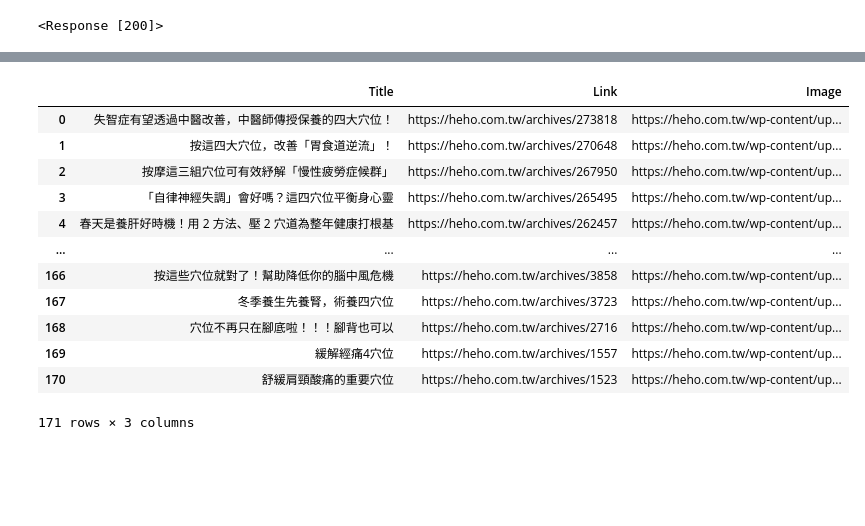
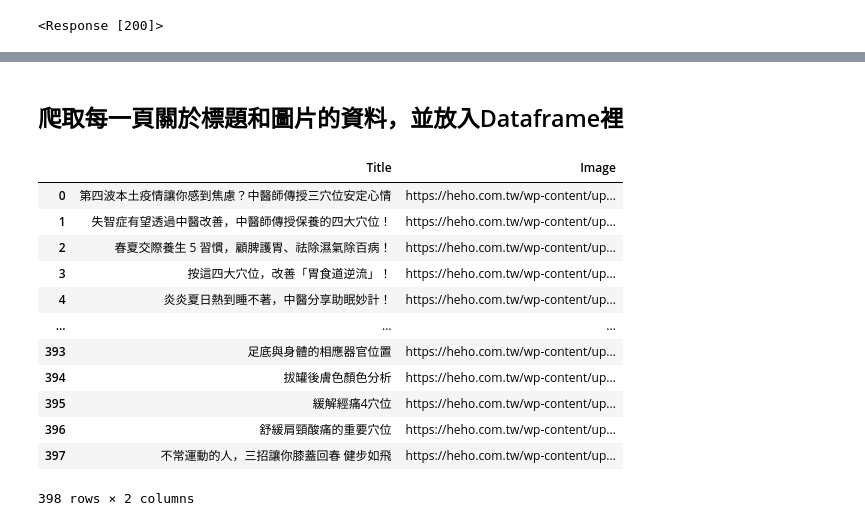
Before and after one commit to Lilyqq/PL, a Jupyter notebook: Dr.P/heho_Info_1.ipynb, the cells around one changed output, grey strips where cells are left out. Drawn from its saved outputs; the diff is of its cells as text; code cells hidden in the pictures; blank space fills up the shorter version.

```diff
--- a/Dr.P/heho_Info_1.ipynb
+++ b/Dr.P/heho_Info_1.ipynb
@@ -65,7 +60,9 @@ for t in titles:
 links = soup.find_all("a", class_="plain")
 
 for l in links:
-    print(l.get('href'))
-
+    href = l.get('href')
+    if "heho-menu" in href:
+        continue
+    print("文章連結:", href)
     print()
 # %% [output]
@@ -256,6 +224,8 @@ for page in range(1, max_pages + 1):
 
 -------------------第 10 頁-------------------
 # %%
+#試著把抓下來的資料放進Dataframe裡以利後續資料整理
+
 data1 = []
 
 for page in range(1, max_pages + 1):
@@ -269,19 +239,17 @@ for page in range(1, max_pages + 1):
     root = bs4.BeautifulSoup(response.text, "html.parser")
 
     titles = root.find_all("h5", class_="post-title is-large")
-    links = root.find_all("a", class_="plain")
+
     images = root.find_all("img", class_="lazy-load attachment-medium size-medium wp-post-image")
 
-    for t, l, img  in zip(titles, links, images):
+    for t, img  in zip(titles, images):
 
-        if any(keyword in t.text for keyword in keywords):
+        title = t.text
 
-            title = t.text
-            link = l.get('href')
-            image = img.get('data-src')
+        image = img.get('data-src')
 
-            data1.append([title, link, image])
+        data1.append([title, image])
 
-df = pd.DataFrame(data1, columns=['Title', 'Link', 'Image'])
-df.head(10)
+df = pd.DataFrame(data1, columns=['Title', 'Image'])
+df
 # %% [output]
@@ -299,56 +269,54 @@ df.head(10)
+# %% [markdown]
+## 爬取每一頁關於標題和圖片的資料，並放入Dataframe裡
 # %%
 data2 = []
 page = 1  # 起始頁數
 has_next_page = True  # 是否還有下一頁
 
 while has_next_page:
     # 構造每一頁的 URL
     page_url = f"{url}/page/{page}"  # 根據網站的實際 URL 結構進行調整
 
     # 發送 HTTP 請求獲取網頁內容
     response = requests.get(page_url)
 
     # 使用 BeautifulSoup 解析網頁內容
     soup = BeautifulSoup(response.text, "html.parser")
 
     # 爬取頁面的相關資料
     titles = soup.find_all("h5", class_="post-title is-large")
-    links = soup.find_all("a", class_="plain")
+
     images = soup.find_all("img", class_="lazy-load attachment-medium size-medium wp-post-image")
 
     # 在這裡處理資料或存儲到 DataFrame 中
-    for t, l, img  in zip(titles, links, images):
+    for t, img  in zip(titles, images):
 
-        if any(keyword in t.text for keyword in keywords):
+        title = t.text
 
-            title = t.text
-            link = l.get('href')
-            image = img.get('data-src')
+        image = img.get('data-src')
 
-            data2.append([title, link, image])
-
-
+        data2.append([title, image])
 
     # 檢查是否還有下一頁
     next_button = soup.find("a", class_="next page-number")  # 根據網站的實際 HTML 結構進行調整
     has_next_page = next_button is not None
 
     page += 1  # 頁數加一
 
 # 在這裡進行最終的資料處理或結果輸出
-df = pd.DataFrame(data2, columns=['Title', 'Link', 'Image'])
+df = pd.DataFrame(data2, columns=['Title', 'Image'])
 df
 # %% [output]
-|  | Title | Link | Image |
-| 0 | 失智症有望透過中醫改善，中醫師傳授保養的四大穴位！ | https://heho.com.tw/archives/273818 | https://heho.com.tw/wp-content/up... |
-| 1 | 按這四大穴位，改善「胃食道逆流」！ | https://heho.com.tw/archives/270648 | https://heho.com.tw/wp-content/up... |
-| 2 | 按摩這三組穴位可有效紓解「慢性疲勞症候群」 | https://heho.com.tw/archives/267950 | https://heho.com.tw/wp-content/up... |
-| 3 | 「自律神經失調」會好嗎？這四穴位平衡身心靈 | https://heho.com.tw/archives/265495 | https://heho.com.tw/wp-content/up... |
-| 4 | 春天是養肝好時機！用 2 方法、壓 2 穴道為整年健康打根基 | https://heho.com.tw/archives/262457 | https://heho.com.tw/wp-content/up... |
-| ... | ... | ... | ... |
-| 166 | 按這些穴位就對了！幫助降低你的腦中風危機 | https://heho.com.tw/archives/3858 | https://heho.com.tw/wp-content/up... |
-| 167 | 冬季養生先養腎，術養四穴位 | https://heho.com.tw/archives/3723 | https://heho.com.tw/wp-content/up... |
-| 168 | 穴位不再只在腳底啦！！！腳背也可以 | https://heho.com.tw/archives/2716 | https://heho.com.tw/wp-content/up... |
-| 169 | 緩解經痛4穴位 | https://heho.com.tw/archives/1557 | https://heho.com.tw/wp-content/up... |
-| 170 | 舒緩肩頸酸痛的重要穴位 | https://heho.com.tw/archives/1523 | https://heho.com.tw/wp-content/up... |
+|  | Title | Image |
+| 0 | 第四波本土疫情讓你感到焦慮？中醫師傳授三穴位安定心情 | https://heho.com.tw/wp-content/up... |
+| 1 | 失智症有望透過中醫改善，中醫師傳授保養的四大穴位！ | https://heho.com.tw/wp-content/up... |
+| 2 | 春夏交際養生 5 習慣，顧脾護胃、祛除濕氣除百病！ | https://heho.com.tw/wp-content/up... |
+| 3 | 按這四大穴位，改善「胃食道逆流」！ | https://heho.com.tw/wp-content/up... |
+| 4 | 炎炎夏日熱到睡不著，中醫分享助眠妙計！ | https://heho.com.tw/wp-content/up... |
+| ... | ... | ... |
+| 393 | 足底與身體的相應器官位置 | https://heho.com.tw/wp-content/up... |
+| 394 | 拔罐後膚色顏色分析 | https://heho.com.tw/wp-content/up... |
+| 395 | 緩解經痛4穴位 | https://heho.com.tw/wp-content/up... |
+| 396 | 舒緩肩頸酸痛的重要穴位 | https://heho.com.tw/wp-content/up... |
+| 397 | 不常運動的人，三招讓你膝蓋回春 健步如飛 | https://heho.com.tw/wp-content/up... |
-171 rows × 3 columns
+398 rows × 2 columns
```
Also changed, not shown: parts of 23 cells of this notebook, 11 other files.
